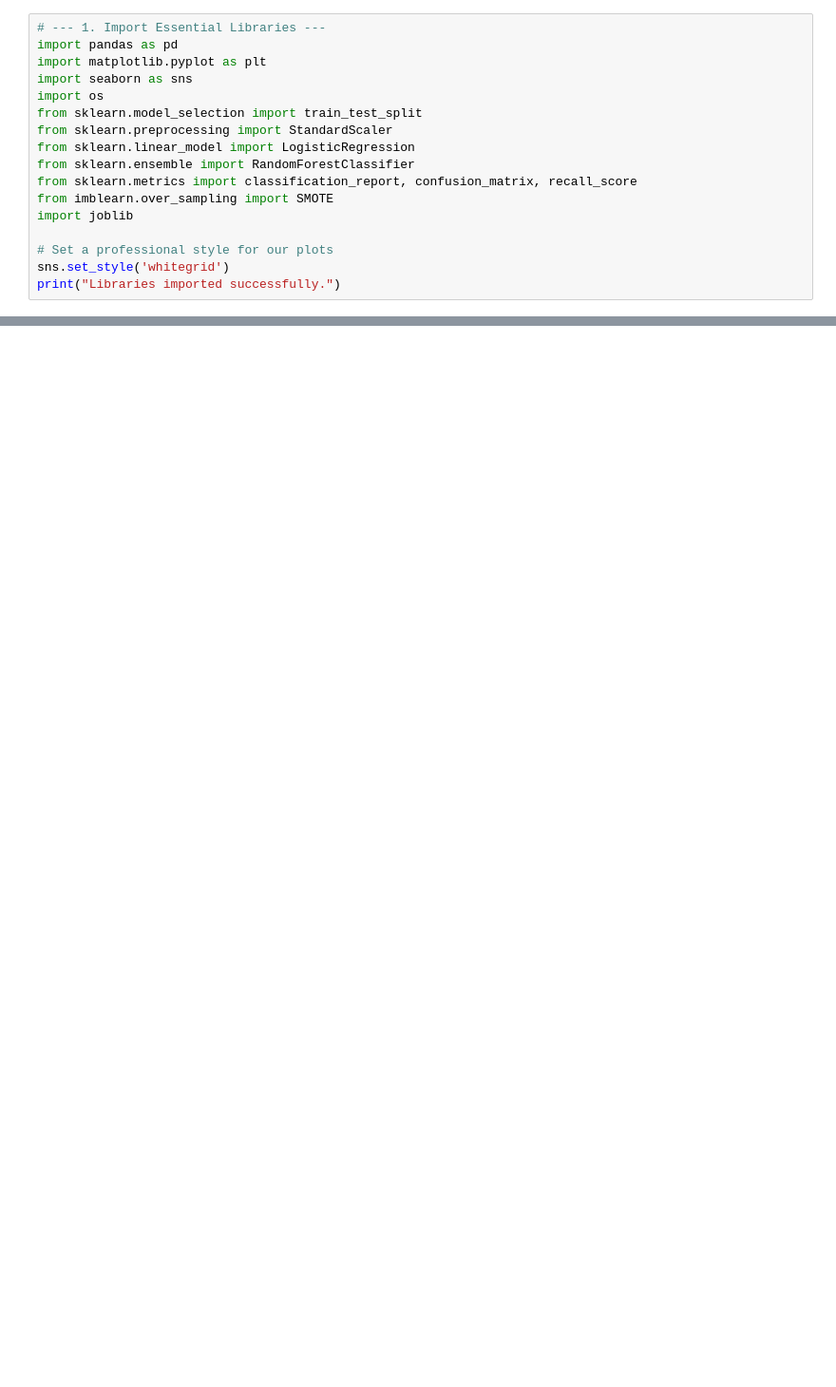
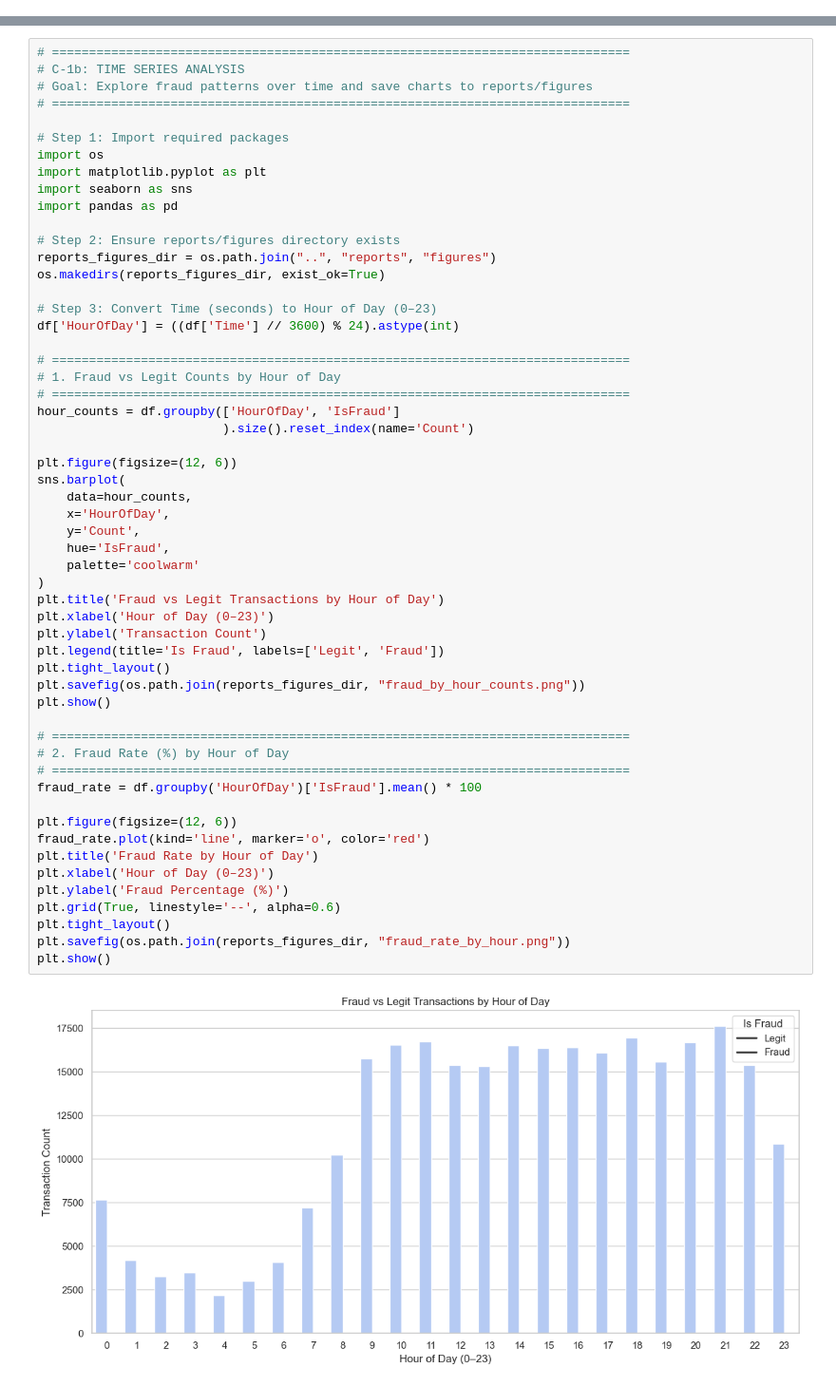
Before and after one commit to BA-3-2-Mavuti/Credit-Card-Fraud-Detection, a Jupyter notebook: notebooks/Fraud_Detection_Pipeline.ipynb, the cells around one changed output, grey strips where cells are left out. Shown: that part at 95% size. Drawn from its saved outputs; the diff is of its cells as text; blank space fills up the shorter version.

```diff
--- a/notebooks/Fraud_Detection_Pipeline.ipynb
+++ b/notebooks/Fraud_Detection_Pipeline.ipynb
@@ -17,17 +0,0 @@ AI-Powered Credit Card Fraud Detection project, covering tasks C-1 through C-6.
-# %%
-# --- 1. Import Essential Libraries ---
-import pandas as pd
-import matplotlib.pyplot as plt
-import seaborn as sns
-import os
-from sklearn.model_selection import train_test_split
-from sklearn.preprocessing import StandardScaler
-from sklearn.linear_model import LogisticRegression
-from sklearn.ensemble import RandomForestClassifier
-from sklearn.metrics import classification_report, confusion_matrix, recall_score
-from imblearn.over_sampling import SMOTE
-import joblib
-
-# Set a professional style for our plots
-sns.set_style('whitegrid')
-print("Libraries imported successfully.")
@@ -466,0 +151,57 @@ def fraud_chatbot():
+# %%
+# ==============================================================================
+# C-1b: TIME SERIES ANALYSIS
+# Goal: Explore fraud patterns over time and save charts to reports/figures
+# ==============================================================================
+
+# Step 1: Import required packages
+import os
+import matplotlib.pyplot as plt
+import seaborn as sns
+import pandas as pd
+
+# Step 2: Ensure reports/figures directory exists
+reports_figures_dir = os.path.join("..", "reports", "figures")
+os.makedirs(reports_figures_dir, exist_ok=True)
+
+# Step 3: Convert Time (seconds) to Hour of Day (0–23)
+df['HourOfDay'] = ((df['Time'] // 3600) % 24).astype(int)
+
+# ==============================================================================
+# 1. Fraud vs Legit Counts by Hour of Day
+# ==============================================================================
+hour_counts = df.groupby(['HourOfDay', 'IsFraud']
+                         ).size().reset_index(name='Count')
+
+plt.figure(figsize=(12, 6))
+sns.barplot(
+    data=hour_counts,
+    x='HourOfDay',
+    y='Count',
+    hue='IsFraud',
+    palette='coolwarm'
+)
+plt.title('Fraud vs Legit Transactions by Hour of Day')
+plt.xlabel('Hour of Day (0–23)')
+plt.ylabel('Transaction Count')
+plt.legend(title='Is Fraud', labels=['Legit', 'Fraud'])
+plt.tight_layout()
+plt.savefig(os.path.join(reports_figures_dir, "fraud_by_hour_counts.png"))
+plt.show()
+
+# ==============================================================================
+# 2. Fraud Rate (%) by Hour of Day
+# ==============================================================================
+fraud_rate = df.groupby('HourOfDay')['IsFraud'].mean() * 100
+
+plt.figure(figsize=(12, 6))
+fraud_rate.plot(kind='line', marker='o', color='red')
+plt.title('Fraud Rate by Hour of Day')
+plt.xlabel('Hour of Day (0–23)')
+plt.ylabel('Fraud Percentage (%)')
+plt.grid(True, linestyle='--', alpha=0.6)
+plt.tight_layout()
+plt.savefig(os.path.join(reports_figures_dir, "fraud_rate_by_hour.png"))
+plt.show()
+# %% [output]
+[figure, added]
```
Also changed, not shown: parts of 20 cells of this notebook, 17 other files.
